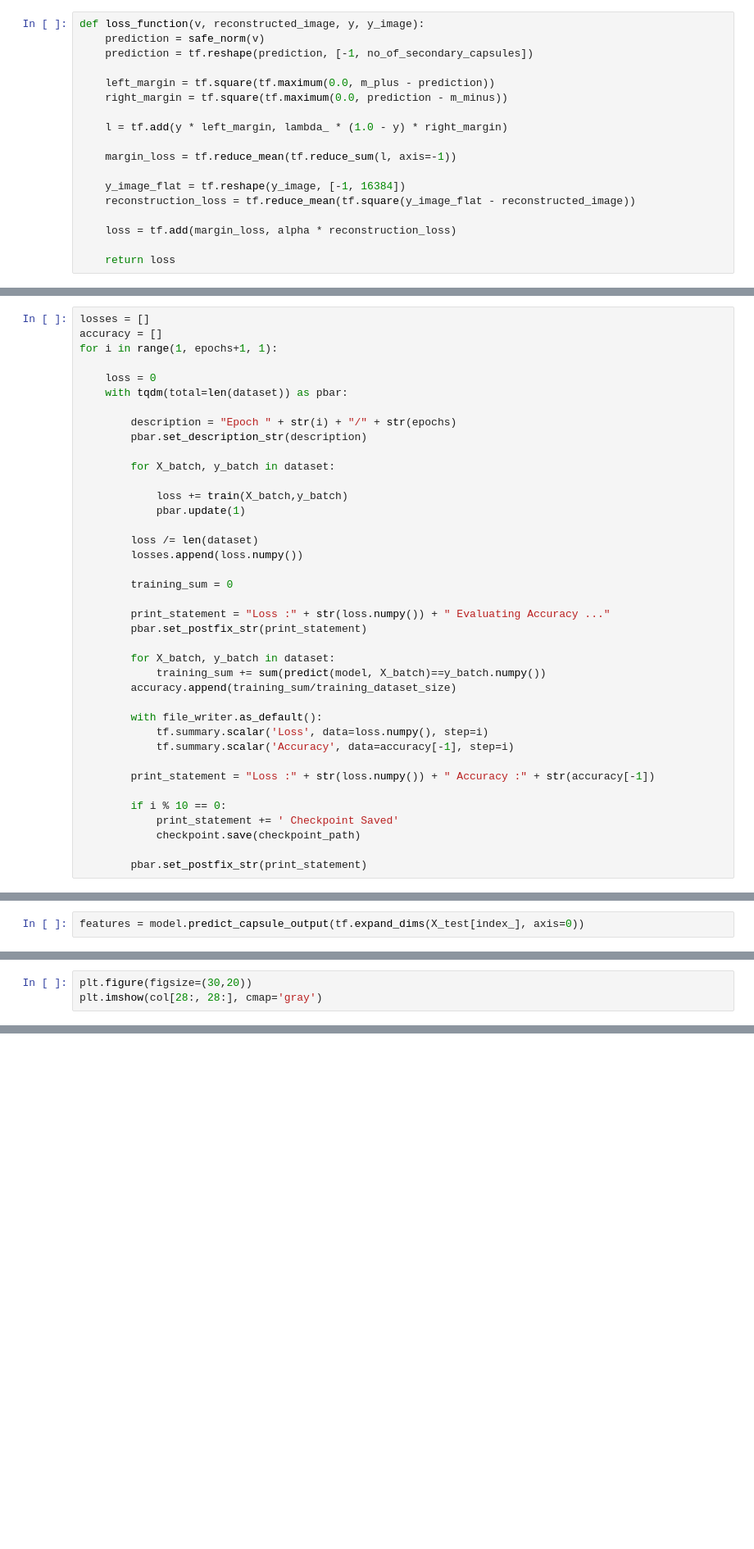
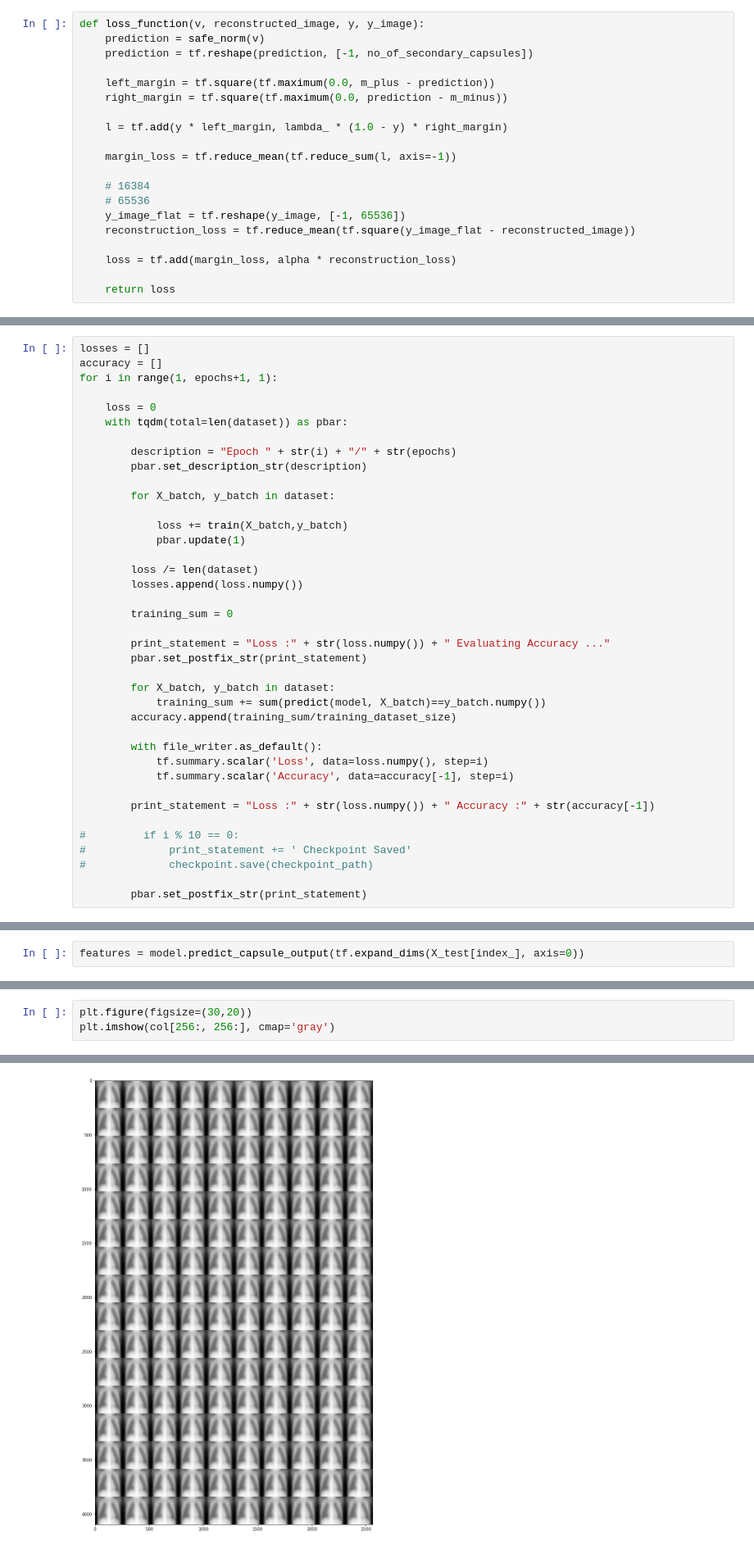
Before and after one commit to TheSickNessPill/caps_net, a Jupyter notebook: CAPS_NET_2.1.ipynb, the cells around one changed output, grey strips where cells are left out. Shown at 82% size. Drawn from its saved outputs; the diff is of its cells as text; blank space fills up the shorter version.

```diff
--- a/CAPS_NET_2.1.ipynb
+++ b/CAPS_NET_2.1.ipynb
@@ -507,7 +456,9 @@ def loss_function(v, reconstructed_image, y, y_image):
 
     margin_loss = tf.reduce_mean(tf.reduce_sum(l, axis=-1))
 
-    y_image_flat = tf.reshape(y_image, [-1, 16384])
+    # 16384
+    # 65536
+    y_image_flat = tf.reshape(y_image, [-1, 65536])
     reconstruction_loss = tf.reduce_mean(tf.square(y_image_flat - reconstructed_image))
 
     loss = tf.add(margin_loss, alpha * reconstruction_loss)
@@ -599,9 +550,9 @@ for i in range(1, epochs+1, 1):
 
         print_statement = "Loss :" + str(loss.numpy()) + " Accuracy :" + str(accuracy[-1])
 
-        if i % 10 == 0:
-            print_statement += ' Checkpoint Saved'
-            checkpoint.save(checkpoint_path)
+#         if i % 10 == 0:
+#             print_statement += ' Checkpoint Saved'
+#             checkpoint.save(checkpoint_path)
 
         pbar.set_postfix_str(print_statement)
 # %%
@@ -665,4 +636,5 @@ for i in range(16):
     col = np.vstack([col, row])
 # %%
 plt.figure(figsize=(30,20))
-plt.imshow(col[28:, 28:], cmap='gray')
+plt.imshow(col[256:, 256:], cmap='gray')
+# %% [output]
@@ -668,0 +642 @@ plt.imshow(col[28:, 28:], cmap='gray')
+[figure, added]
```
Also changed, not shown: parts of 22 cells of this notebook.
